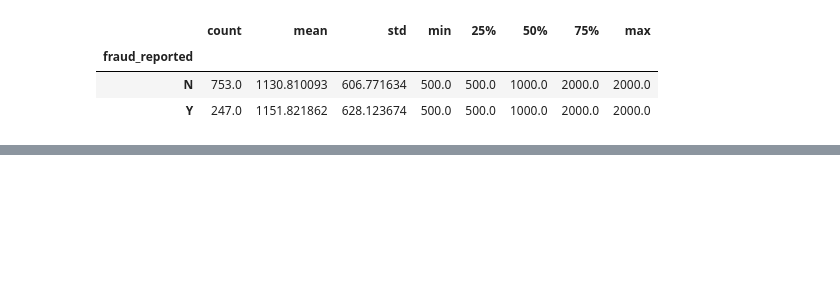
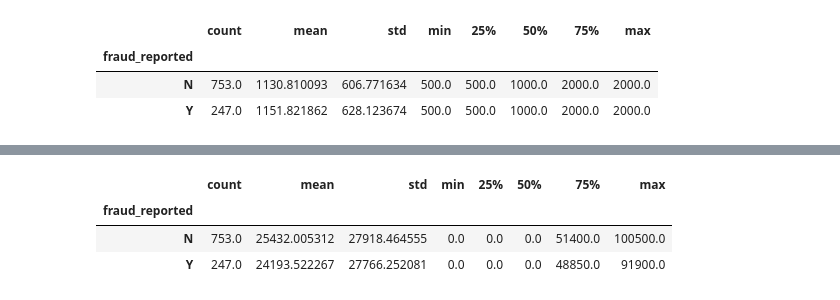
Before and after one commit to oaj1/Insurance_Claims, a Jupyter notebook: Insurance_Claims_DemographicAndFinancial_EDA.ipynb, the cells around one changed output, grey strips where cells are left out. Drawn from its saved outputs; the diff is of its cells as text; code cells hidden in the pictures; blank space fills up the shorter version.

```diff
--- a/Insurance_Claims_DemographicAndFinancial_EDA.ipynb
+++ b/Insurance_Claims_DemographicAndFinancial_EDA.ipynb
@@ -94,0 +190,8 @@ But → it could still matter in combination with other features (e.g., deductib
+# %%
+#Now lets take a look at capital gains by fraud reported
+df.groupby('fraud_reported')['capital-gains'].describe()
+# %% [output]
+|  | count | mean | std | min | 25% | 50% | 75% | max |
+| fraud_reported |  |  |  |  |  |  |  |  |
+| N | 753.0 | 25432.005312 | 27918.464555 | 0.0 | 0.0 | 0.0 | 51400.0 | 100500.0 |
+| Y | 247.0 | 24193.522267 | 27766.252081 | 0.0 | 0.0 | 0.0 | 48850.0 | 91900.0 |
```
Also changed, not shown: parts of 11 cells of this notebook.
